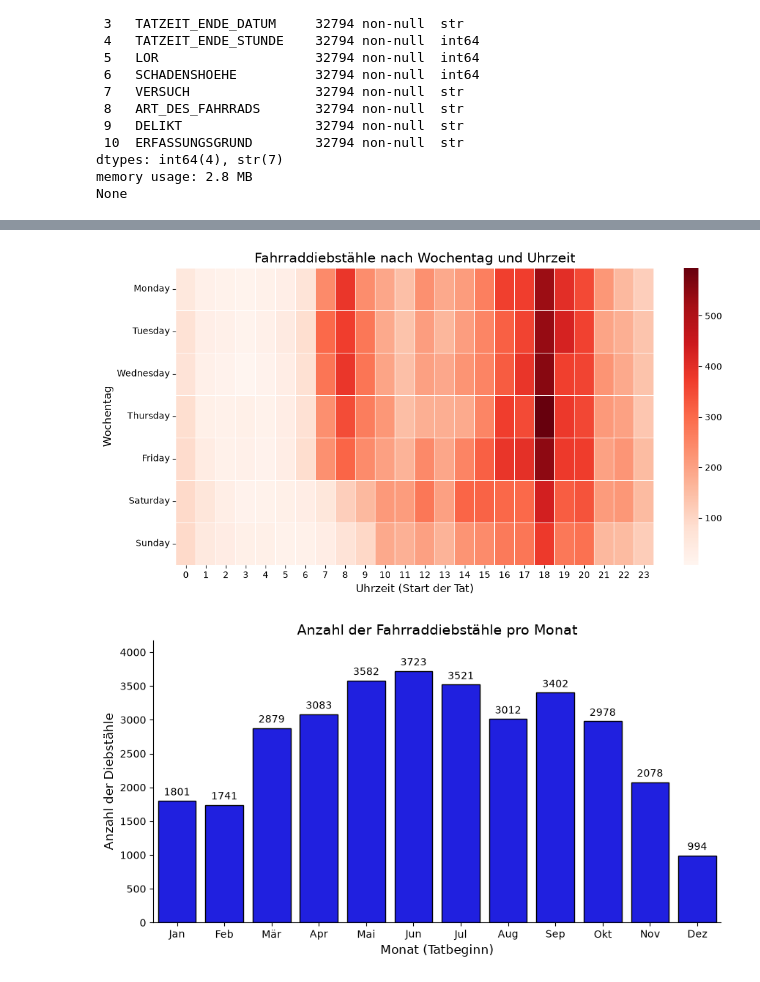
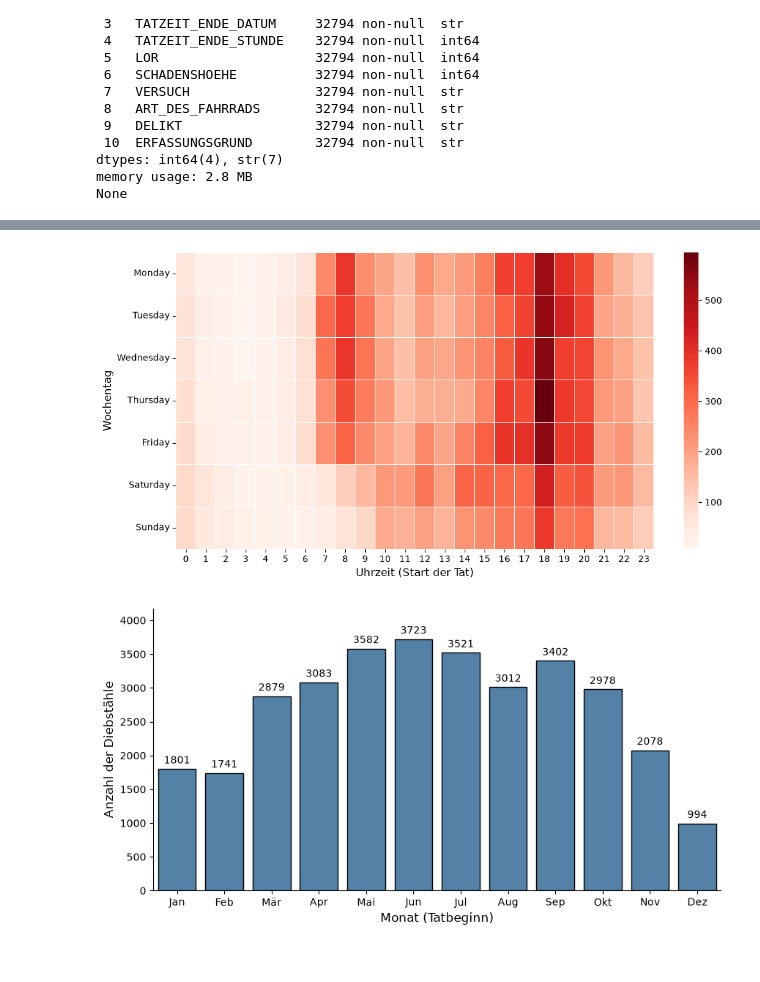
Before and after one commit to charly1908/DataScienceProject_Fahrraddiebstahl, a Jupyter notebook: Zeiten.ipynb, the cells around one changed output, grey strips where cells are left out. Cells and saved outputs as stored; diff of their text form; code cells hidden in the pictures.

```diff
--- a/Zeiten.ipynb
+++ b/Zeiten.ipynb
@@ -72,18 +74,19 @@ plt.show()
 # %%
 # Heatmap: Wochentag vs. Start-Stunde
 # Wochentage müssen auf Englisch sein, sonst werden die Daten nicht gefunden
 reihenfolge = ['Monday', 'Tuesday', 'Wednesday', 'Thursday', 'Friday', 'Saturday', 'Sunday']
 heatmap_daten = pd.crosstab(df['Wochentag'], df['TATZEIT_ANFANG_STUNDE']).reindex(reihenfolge)
 
 fig, ax = plt.subplots(figsize=(12, 6))
 sns.heatmap(heatmap_daten, cmap='Reds', linewidths=0.5)
 
-ax.set_title('Fahrraddiebstähle nach Wochentag und Uhrzeit', fontsize=15)
+#ax.set_title('Fahrraddiebstähle nach Wochentag und Uhrzeit', fontsize=15)
 ax.set_xlabel('Uhrzeit (Start der Tat)', fontsize=12)
 ax.set_ylabel('Wochentag', fontsize=12)
+plt.savefig('ZeitTagUhrzeit.png', bbox_inches='tight')
 plt.show()
 # %% [output]
-[figure, old version]
+[figure, new version]
 # %%
 # In welchem Monat wird am meisten geklaut? (Vergleich Start- vs. End-Monat)
 # Monat (1 = Januar, 12 = Dezember)
@@ -98,18 +101,19 @@ monats_daten.index = monate_de
 
 # 4. Balkendiagramm zeichnen
 fig, ax = plt.subplots(figsize=(10, 5))
-ax = sns.barplot(x=monats_daten.index, y=monats_daten.values, color='blue', edgecolor='black')
+ax = sns.barplot(x=monats_daten.index, y=monats_daten.values, color='steelblue', edgecolor='black')
 
 # Fallzahlen direkt über jedem Balken
 for container in ax.containers:
     ax.bar_label(container, padding=3, fontsize=10)
 
-ax.set_title('Anzahl der Fahrraddiebstähle pro Monat', fontsize=14)
+#ax.set_title('Anzahl der Fahrraddiebstähle pro Monat', fontsize=14)
 ax.set_xlabel('Monat (Tatbeginn)', fontsize=12)
 ax.set_ylabel('Anzahl der Diebstähle', fontsize=12)
 ax.set_ylim(0, monats_daten.max() * 1.12)
 
 sns.despine()
+plt.savefig('AnzahlDiebstahlMonat.png', bbox_inches='tight')
 plt.show()
 # %% [output]
-[figure, old version]
+[figure, new version]
```
Also changed, not shown: parts of 2 cells of this notebook, 4 other files.
